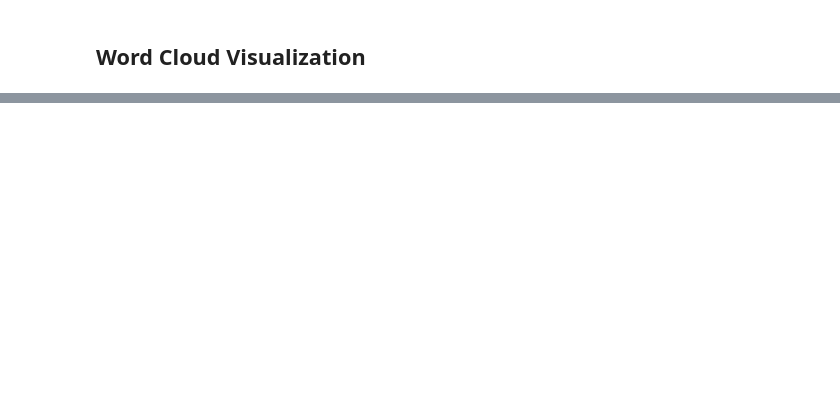
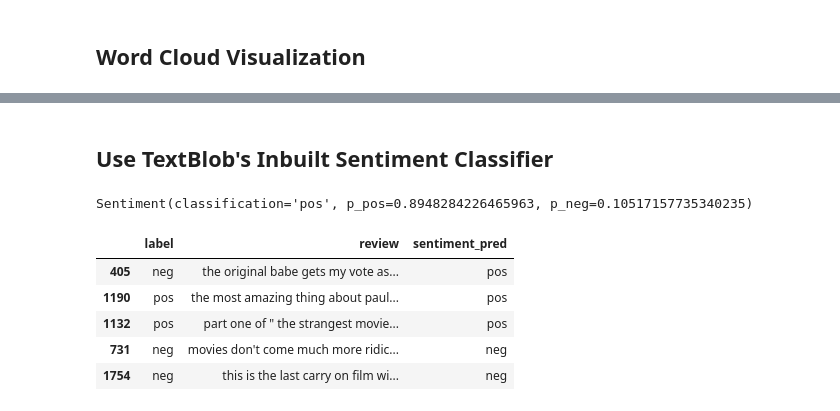
Before and after one commit to udityamerit/Natural-Language-Processing-Mastery-in-Python, a Jupyter notebook: 05 Complete Text Processing In NLP/Complete Text Processing.ipynb, the cells around one changed output, grey strips where cells are left out. Saved outputs shown, nothing was run; the diff lists cells and outputs as text; code cells hidden in the pictures; blank space fills up the shorter version.

```diff
--- a/05 Complete Text Processing In NLP/Complete Text Processing.ipynb
+++ b/05 Complete Text Processing In NLP/Complete Text Processing.ipynb
@@ -538,0 +822,28 @@ df.head()
+# %% [markdown]
+## Use TextBlob's Inbuilt Sentiment Classifier
+# %%
+from textblob import TextBlob
+from textblob.sentiments import NaiveBayesAnalyzer
+
+x = 'we all stand together. we are gonna win this fight'
+
+blob = TextBlob(x, analyzer=NaiveBayesAnalyzer())
+
+blob.sentiment
+# %% [output]
+Sentiment(classification='pos', p_pos=0.8948284226465963, p_neg=0.10517157735340235)
+# %%
+data = pd.read_csv('https://raw.githubusercontent.com/laxmimerit/All-CSV-ML-Data-Files-Download/master/moviereviews.tsv', sep='\t')
+# %%
+data = data.sample(10, random_state=0)
+# %%
+data['sentiment_pred'] = data['review'].apply(lambda x: TextBlob(x, analyzer=NaiveBayesAnalyzer()).sentiment.classification)
+# %%
+data.head()
+# %% [output]
+|  | label | review | sentiment_pred |
+| 405 | neg | the original babe gets my vote as... | pos |
+| 1190 | pos | the most amazing thing about paul... | pos |
+| 1132 | pos | part one of " the strangest movie... | pos |
+| 731 | neg | movies don't come much more ridic... | neg |
+| 1754 | neg | this is the last carry on film wi... | neg |
```
Also changed, not shown: parts of 47 cells of this notebook, 2 other files.
